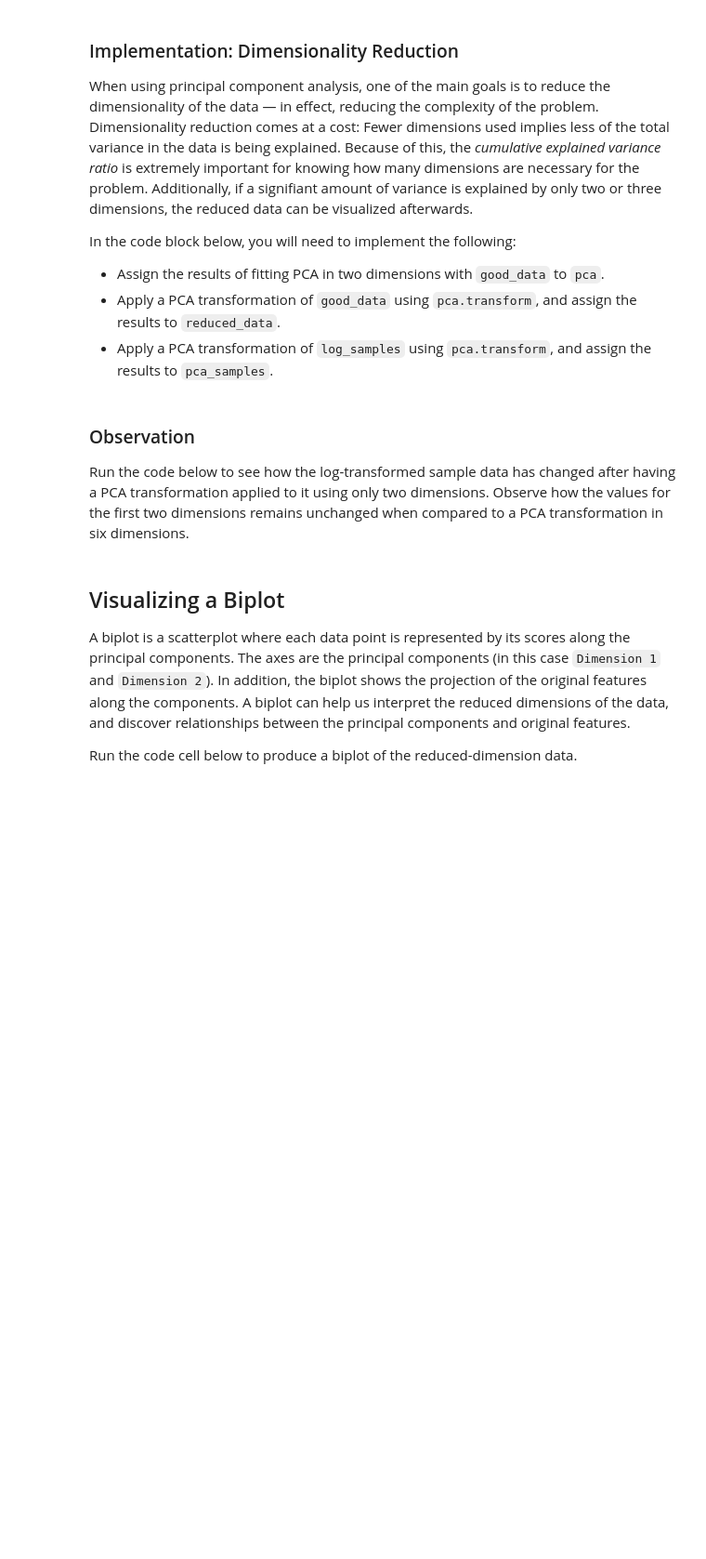
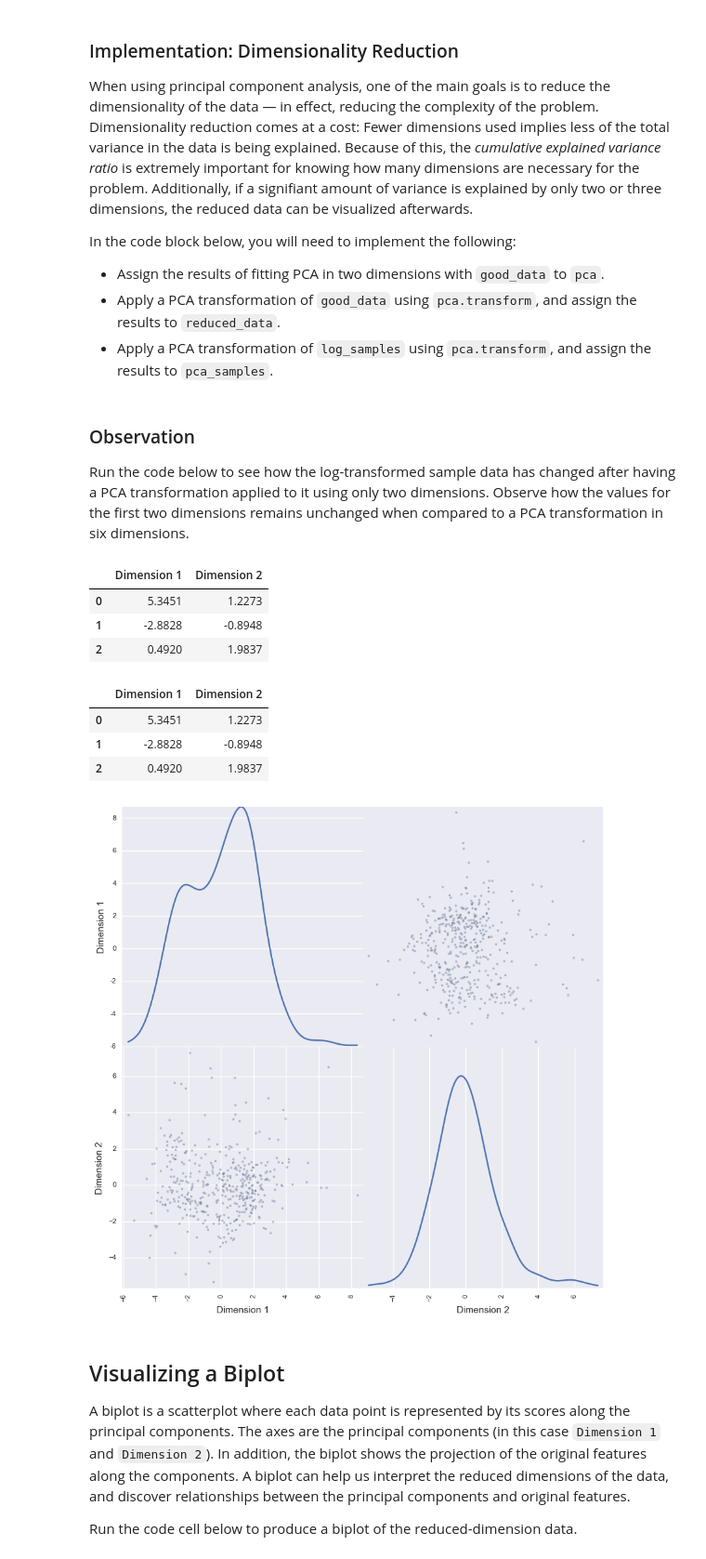
Before and after one commit to satishjasthi/Machine-learning-projects, a Jupyter notebook: Customer_segments/customer_segments.ipynb, the cells around one changed output. Shown at 93% size. Saved outputs shown, nothing was run; the diff lists cells and outputs as text; code cells hidden in the pictures; blank space fills up the shorter version.

```diff
--- a/Customer_segments/customer_segments.ipynb
+++ b/Customer_segments/customer_segments.ipynb
@@ -359,14 +389,15 @@ In the code block below, you will need to implement the following:
  - Apply a PCA transformation of `good_data` using `pca.transform`, and assign the results to `reduced_data`.
  - Apply a PCA transformation of `log_samples` using `pca.transform`, and assign the results to `pca_samples`.
 # %%
-# TODO: Apply PCA by fitting the good data with only two dimensions
-pca = None
+# Apply PCA by fitting the good data with only two dimensions
+pca = PCA(n_components = 2)
+pca.fit(good_data)
 
-# TODO: Transform the good data using the PCA fit above
-reduced_data = None
+# Transform the good data using the PCA fit above
+reduced_data = pca.transform(good_data)
 
-# TODO: Transform log_samples using the PCA fit above
-pca_samples = None
+# Transform log_samples using the PCA fit above
+pca_samples = pca.transform(log_samples)
 
 # Create a DataFrame for the reduced data
 reduced_data = pd.DataFrame(reduced_data, columns = ['Dimension 1', 'Dimension 2'])
@@ -376,6 +407,22 @@ Run the code below to see how the log-transformed sample data has changed after
 # %%
 # Display sample log-data after applying PCA transformation in two dimensions
 display(pd.DataFrame(np.round(pca_samples, 4), columns = ['Dimension 1', 'Dimension 2']))
+
+# Display sample log-data after applying PCA transformation in two dimensions
+display(pd.DataFrame(np.round(pca_samples, 4), columns = ['Dimension 1', 'Dimension 2']))
+
+# scatter plot of reduced features
+pd.scatter_matrix(reduced_data, alpha = 0.3, figsize = (10,10), diagonal = 'kde');
+# %% [output]
+|  | Dimension 1 | Dimension 2 |
+| 0 | 5.3451 | 1.2273 |
+| 1 | -2.8828 | -0.8948 |
+| 2 | 0.4920 | 1.9837 |
+|  | Dimension 1 | Dimension 2 |
+| 0 | 5.3451 | 1.2273 |
+| 1 | -2.8828 | -0.8948 |
+| 2 | 0.4920 | 1.9837 |
+[figure, added]
 # %% [markdown]
 ## Visualizing a Biplot
 A biplot is a scatterplot where each data point is represented by its scores along the principal components. The axes are the principal components (in this case `Dimension 1` and `Dimension 2`). In addition, the biplot shows the projection of the original features along the components. A biplot can help us interpret the reduced dimensions of the data, and discover relationships between the principal components and original features.
```
Also changed, not shown: parts of 37 cells of this notebook, 4 other files.
